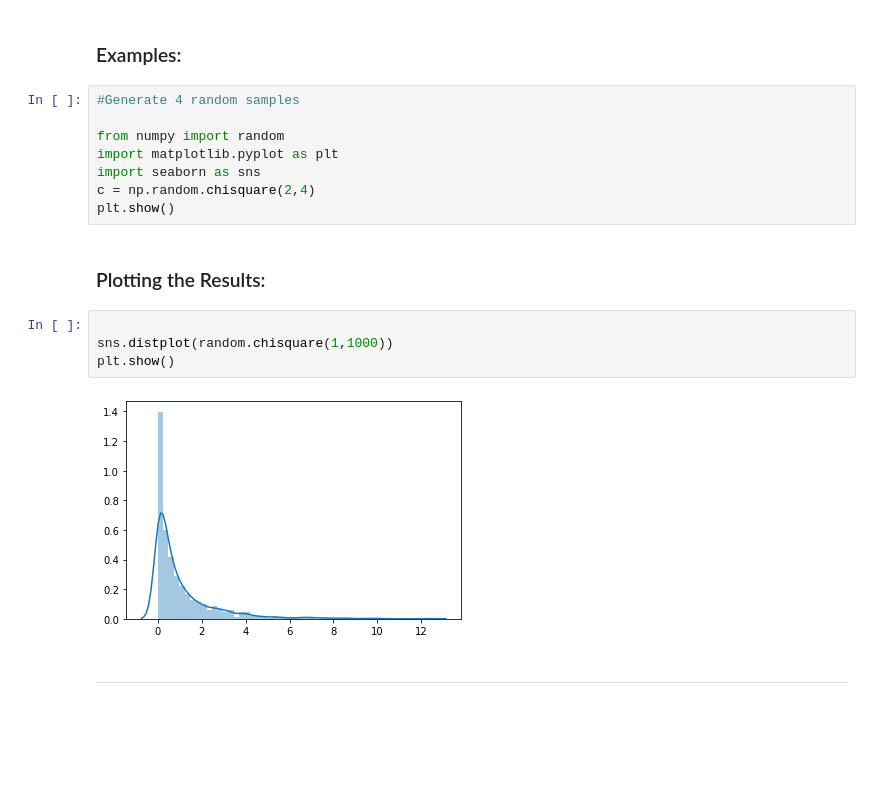
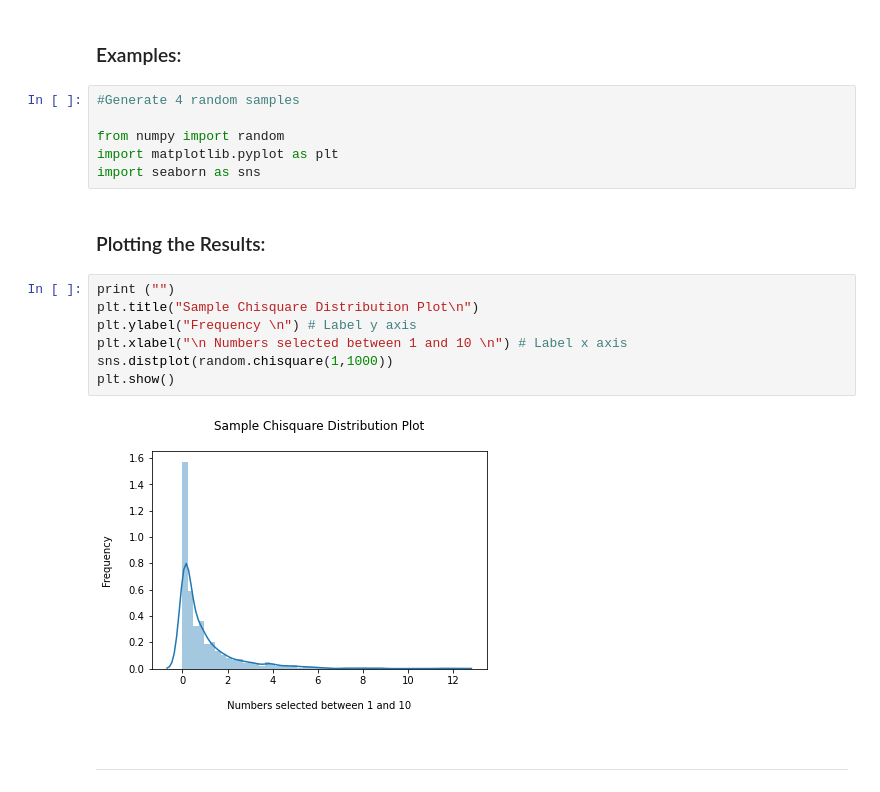
Before and after one commit to Fiona-600/Programming-for-Data-Analytics-2020-Assignment, a Jupyter notebook: Assignment-2020.ipynb, the cells around one changed output. Cells and saved outputs as stored; diff of their text form; blank space fills up the shorter version.

Commit message:
section 1 - np.random purpose added

```diff
--- a/Assignment-2020.ipynb
+++ b/Assignment-2020.ipynb
@@ -215,16 +244,17 @@ This distribution is often used in hypothesis testing.
 from numpy import random
 import matplotlib.pyplot as plt
 import seaborn as sns
-c = np.random.chisquare(2,4)
-plt.show()
 # %% [markdown]
 ### Plotting the Results:
-# %%
-
-sns.distplot(random.chisquare(1,1000))
-plt.show()
-# %% [output]
-[figure, removed]
+# %%
+print ("")
+plt.title("Sample Chisquare Distribution Plot\n")
+plt.ylabel("Frequency \n") # Label y axis
+plt.xlabel("\n Numbers selected between 1 and 10 \n") # Label x axis
+sns.distplot(random.chisquare(1,1000))
+plt.show()
+# %% [output]
+[figure, added]
 # %% [markdown]
 ***
 # %% [markdown]
```
Also changed, not shown: parts of 29 cells of this notebook.
